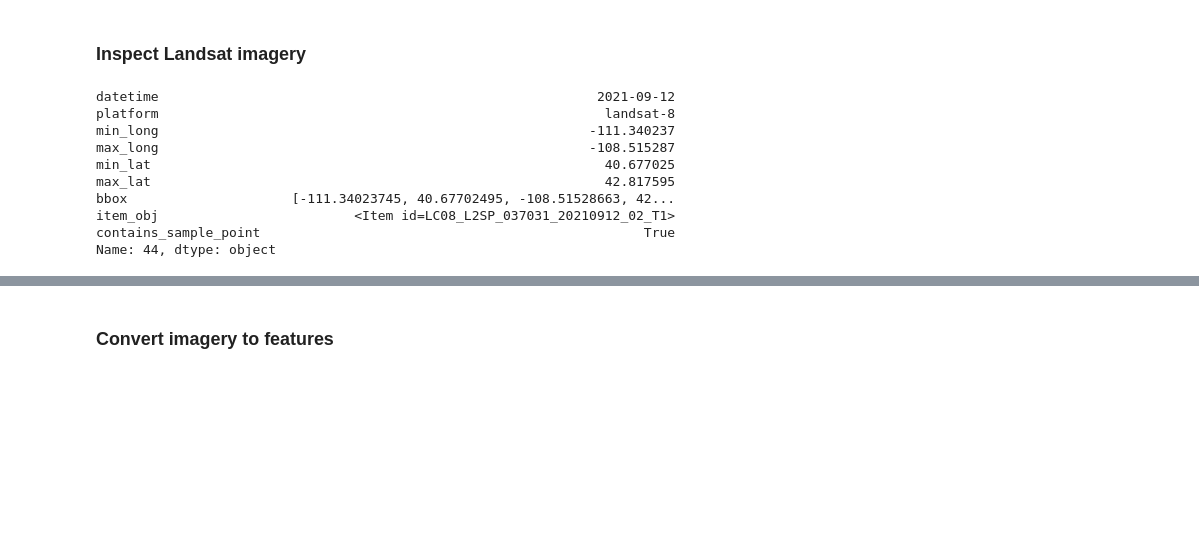
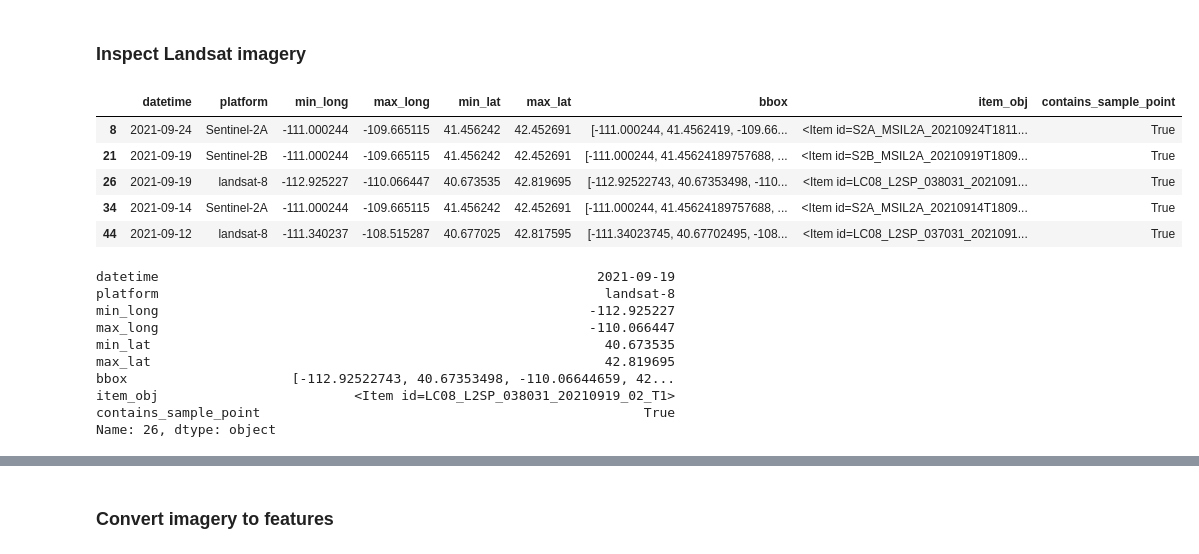
Before and after one commit to keenansamway/Algal-Bloom-Detection, a Jupyter notebook: EDA.ipynb, the cells around one changed output, grey strips where cells are left out. Drawn from its saved outputs; the diff is of its cells as text; code cells hidden in the pictures; blank space fills up the shorter version.

```diff
--- a/EDA.ipynb
+++ b/EDA.ipynb
@@ -10,5 +11,5 @@ from pathlib import Path
 # %%
-DATA_DIR = Path('data')
+DATA_DIR = Path.cwd() / 'data'
 
 color_pal = sns.color_palette('Set1')
 
@@ -494,24 +496,33 @@ plt.imshow(np.transpose(zoomed_img_array, axes=[1, 2, 0]))
 # %%
 import odc.stac
 import cv2
+# %%
+item_details[item_details.platform.str.contains('|'.join(['landsat-8', 'landsat-9', 'Sentinel']))]
+# %% [output]
+|  | datetime | platform | min_long | max_long | min_lat | max_lat | bbox | item_obj | contains_sample_point |
+| 8 | 2021-09-24 | Sentinel-2A | -111.000244 | -109.665115 | 41.456242 | 42.452691 | [-111.000244, 41.4562419, -109.66... | <Item id=S2A_MSIL2A_20210924T1811... | True |
+| 21 | 2021-09-19 | Sentinel-2B | -111.000244 | -109.665115 | 41.456242 | 42.452691 | [-111.000244, 41.45624189757688, ... | <Item id=S2B_MSIL2A_20210919T1809... | True |
+| 26 | 2021-09-19 | landsat-8 | -112.925227 | -110.066447 | 40.673535 | 42.819695 | [-112.92522743, 40.67353498, -110... | <Item id=LC08_L2SP_038031_2021091... | True |
+| 34 | 2021-09-14 | Sentinel-2A | -111.000244 | -109.665115 | 41.456242 | 42.452691 | [-111.000244, 41.45624189757688, ... | <Item id=S2A_MSIL2A_20210914T1809... | True |
+| 44 | 2021-09-12 | landsat-8 | -111.340237 | -108.515287 | 40.677025 | 42.817595 | [-111.34023745, 40.67702495, -108... | <Item id=LC08_L2SP_037031_2021091... | True |
 # %%
 landsat_item = (
-    item_details[item_details.platform.str.contains('landsat')]
-    .sample(n=1, random_state=3)
+    item_details[item_details.platform.str.contains('landsat-8|landsat-9')]
+    #.sample(n=1, random_state=3)
     .iloc[0]
 )
 landsat_item
 # %% [output]
-datetime                                                        2021-09-12
+datetime                                                        2021-09-19
 platform                                                         landsat-8
-min_long                                                       -111.340237
-max_long                                                       -108.515287
-min_lat                                                          40.677025
-max_lat                                                          42.817595
-bbox                     [-111.34023745, 40.67702495, -108.51528663, 42...
-item_obj                         <Item id=LC08_L2SP_037031_20210912_02_T1>
+min_long                                                       -112.925227
+max_long                                                       -110.066447
+min_lat                                                          40.673535
+max_lat                                                          42.819695
+bbox                     [-112.92522743, 40.67353498, -110.06644659, 42...
+item_obj                         <Item id=LC08_L2SP_038031_20210919_02_T1>
 contains_sample_point                                                 True
-Name: 44, dtype: object
+Name: 26, dtype: object
 # %%
 def crop_landsat_image(item, bounding_box):
     """
```
Also changed, not shown: parts of 17 cells of this notebook.
